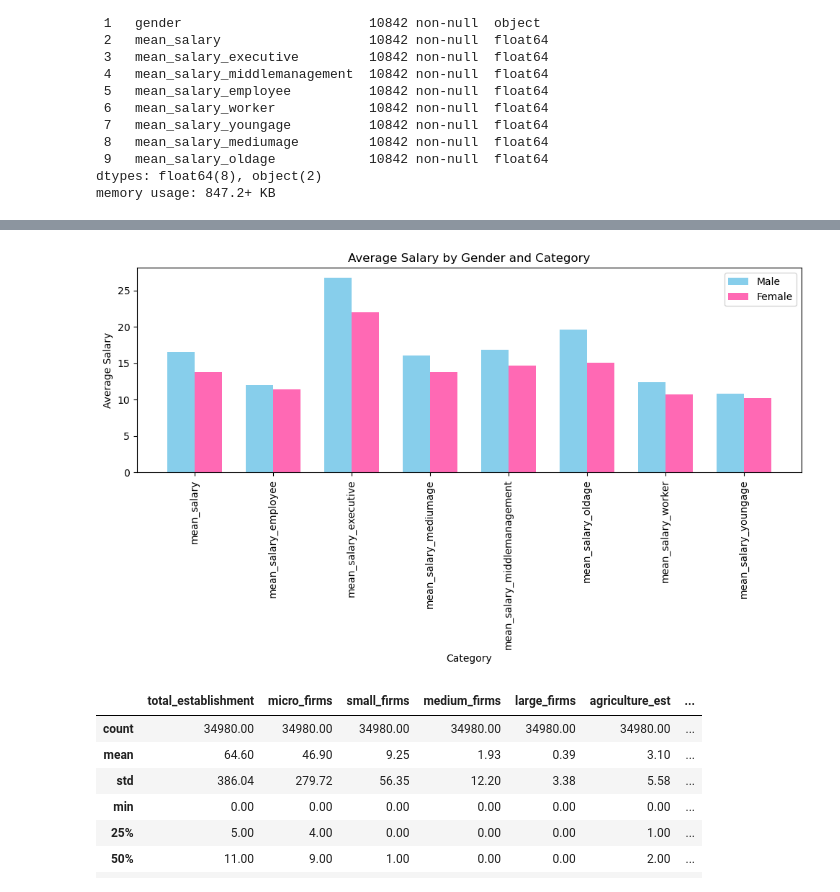
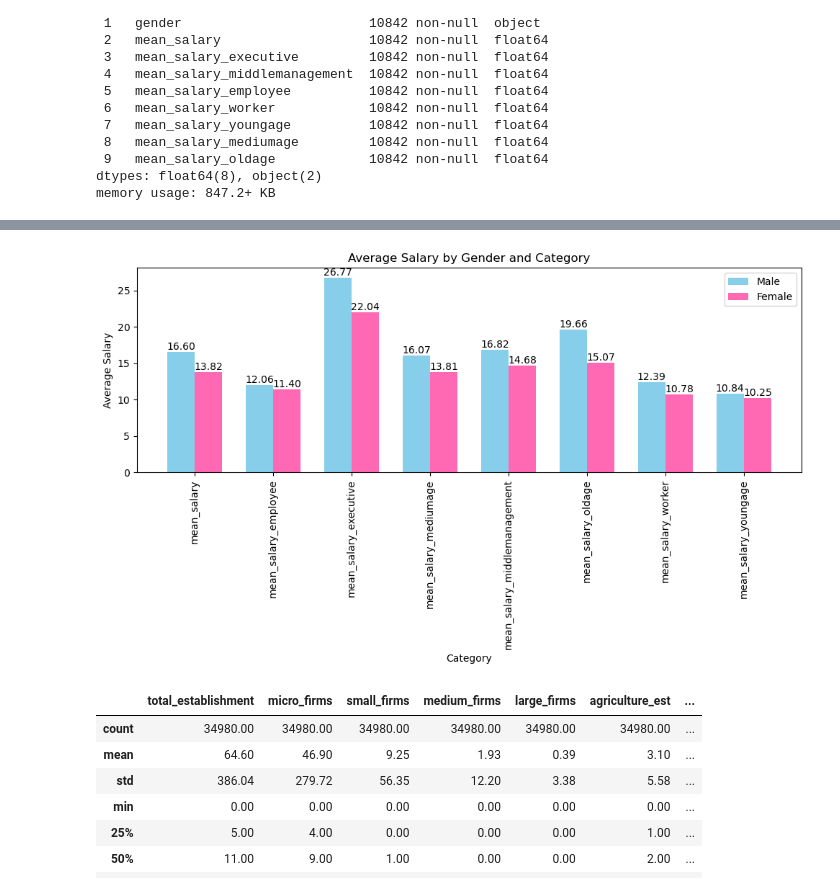
Before and after one commit to steprag/fp_finale_project, a Jupyter notebook: main/fp_dataexploring.ipynb, the cells around one changed output, grey strips where cells are left out. Saved outputs shown, nothing was run; the diff lists cells and outputs as text; code cells hidden in the pictures.

```diff
--- a/main/fp_dataexploring.ipynb
+++ b/main/fp_dataexploring.ipynb
@@ -238,39 +322,43 @@ avg_salary_by_gender
 | female | 13.82 | 11.40 | 22.04 | 13.81 | 14.68 | ... |
 | male | 16.60 | 12.06 | 26.77 | 16.07 | 16.82 | ... |
 # %%
-
-
 # Séparation des données par genre
 male_data = avg_salary_by_gender.loc['male']
 female_data = avg_salary_by_gender.loc['female']
 
 # Nombre de colonnes (nombre de catégories)
 num_columns = len(male_data)
 
 # Largeur des barres
 bar_width = 0.35
 
 # Positions des barres sur l'axe x
 indices = np.arange(num_columns)
 
 # Tracer les barres
 plt.figure(figsize=(10, 6))
-plt.bar(indices, male_data, bar_width, label='Male', color='skyblue')
-plt.bar(indices + bar_width, female_data, bar_width, label='Female', color='hotpink')
+bars1 = plt.bar(indices, male_data, bar_width, label='Male', color='skyblue')
+bars2 = plt.bar(indices + bar_width, female_data, bar_width, label='Female', color='hotpink')
+
+# Ajouter les valeurs sur chaque barre
+for bars in [bars1, bars2]:
+    for bar in bars:
+        height = bar.get_height()
+        plt.text(bar.get_x() + bar.get_width() / 2, height, '%.2f' % height, ha='center', va='bottom')
 
 # Ajouter des titres et étiquettes d'axes
 plt.title('Average Salary by Gender and Category')
 plt.xlabel('Category')
 plt.ylabel('Average Salary')
 plt.xticks(indices + bar_width / 2, male_data.index)  # Position des étiquettes sur l'axe x
 plt.legend()  # Ajouter une légende
 plt.xticks(rotation=90)  # Pour faire pivoter les étiquettes de l'axe x
 
 # Afficher le graphique
 plt.tight_layout()
 plt.show()
 # %% [output]
-[figure, old version]
+[figure, new version]
 # %%
 establishment_by_town = establishment.describe().round(2)
 establishment_by_town
```
Also changed, not shown: parts of 14 cells of this notebook, 30 other files.
